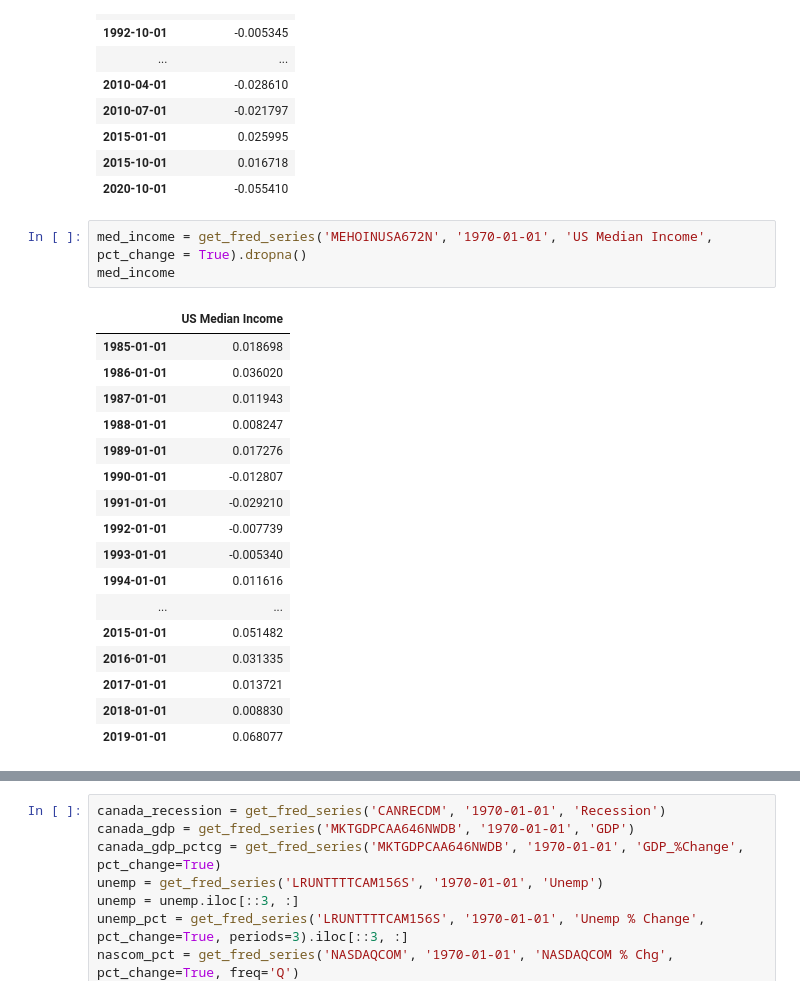
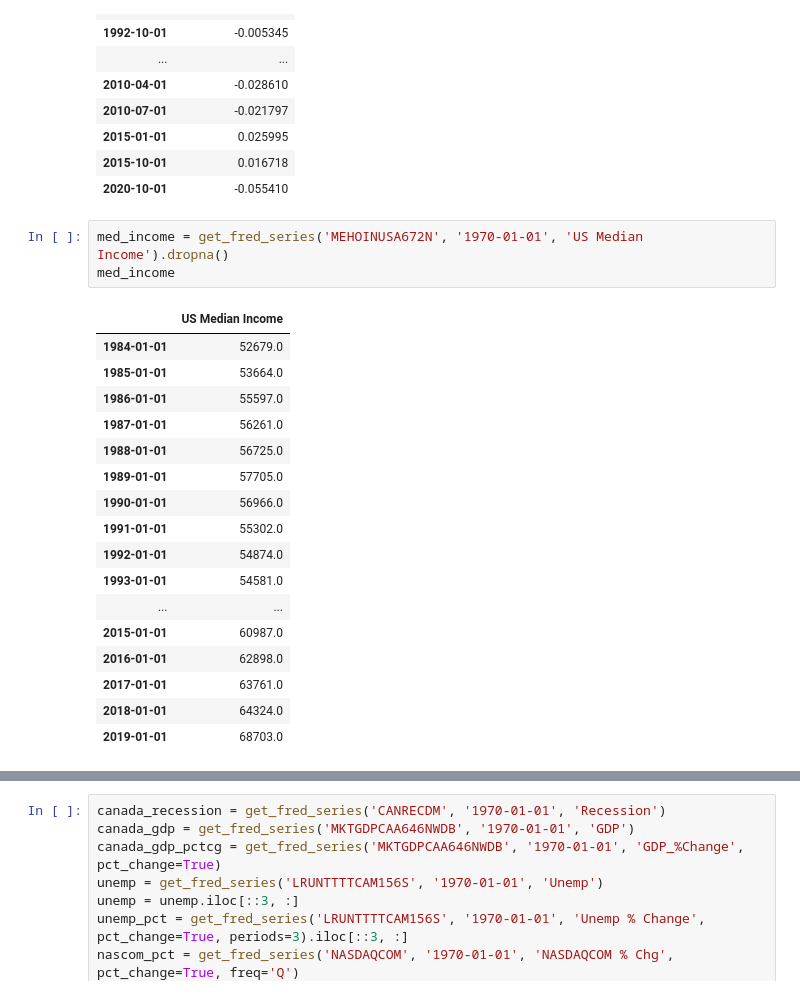
Before and after one commit to AvaneeshKolluri/MacroPredictionsProject, a Jupyter notebook: Project 2.ipynb, the cells around one changed output, grey strips where cells are left out. Drawn from its saved outputs; the diff is of its cells as text.

```diff
--- a/Project 2.ipynb
+++ b/Project 2.ipynb
@@ -367,23 +393,23 @@ us_loans_pctchg
 | 2015-10-01 | 0.016718 |
 | 2020-10-01 | -0.055410 |
 # %%
-med_income = get_fred_series('MEHOINUSA672N', '1970-01-01', 'US Median Income', pct_change = True).dropna()
+med_income = get_fred_series('MEHOINUSA672N', '1970-01-01', 'US Median Income').dropna()
 med_income
 # %% [output]
 |  | US Median Income |
-| 1985-01-01 | 0.018698 |
-| 1986-01-01 | 0.036020 |
-| 1987-01-01 | 0.011943 |
-| 1988-01-01 | 0.008247 |
-| 1989-01-01 | 0.017276 |
-| 1990-01-01 | -0.012807 |
-| 1991-01-01 | -0.029210 |
-| 1992-01-01 | -0.007739 |
-| 1993-01-01 | -0.005340 |
-| 1994-01-01 | 0.011616 |
+| 1984-01-01 | 52679.0 |
+| 1985-01-01 | 53664.0 |
+| 1986-01-01 | 55597.0 |
+| 1987-01-01 | 56261.0 |
+| 1988-01-01 | 56725.0 |
+| 1989-01-01 | 57705.0 |
+| 1990-01-01 | 56966.0 |
+| 1991-01-01 | 55302.0 |
+| 1992-01-01 | 54874.0 |
+| 1993-01-01 | 54581.0 |
 | ... | ... |
-| 2015-01-01 | 0.051482 |
-| 2016-01-01 | 0.031335 |
-| 2017-01-01 | 0.013721 |
-| 2018-01-01 | 0.008830 |
-| 2019-01-01 | 0.068077 |
+| 2015-01-01 | 60987.0 |
+| 2016-01-01 | 62898.0 |
+| 2017-01-01 | 63761.0 |
+| 2018-01-01 | 64324.0 |
+| 2019-01-01 | 68703.0 |
```
Also changed, not shown: parts of 39 cells of this notebook.
